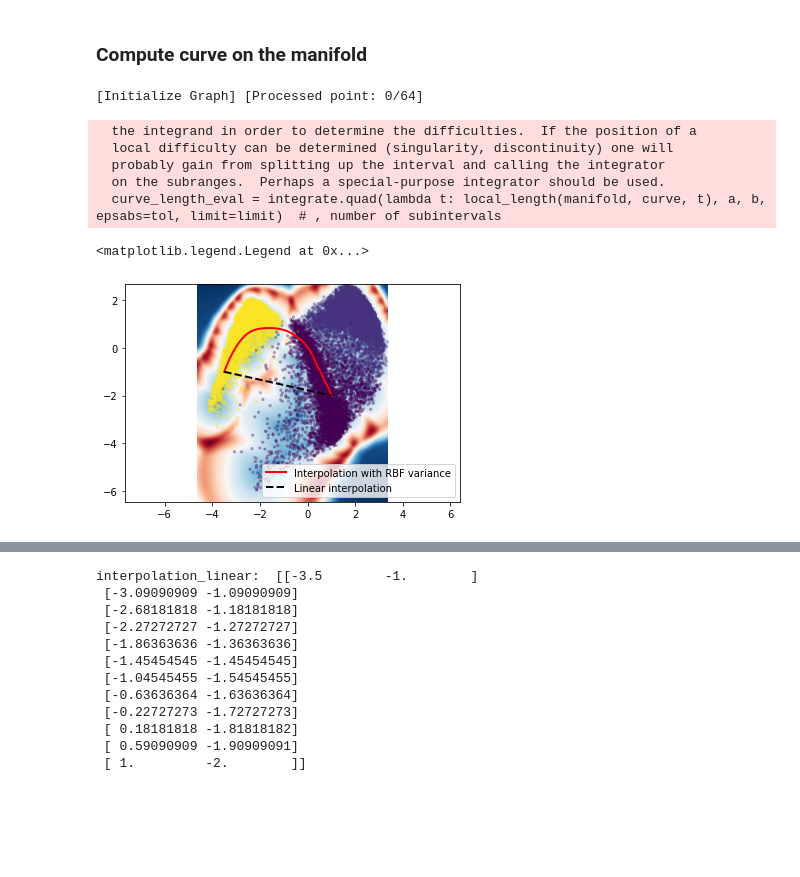
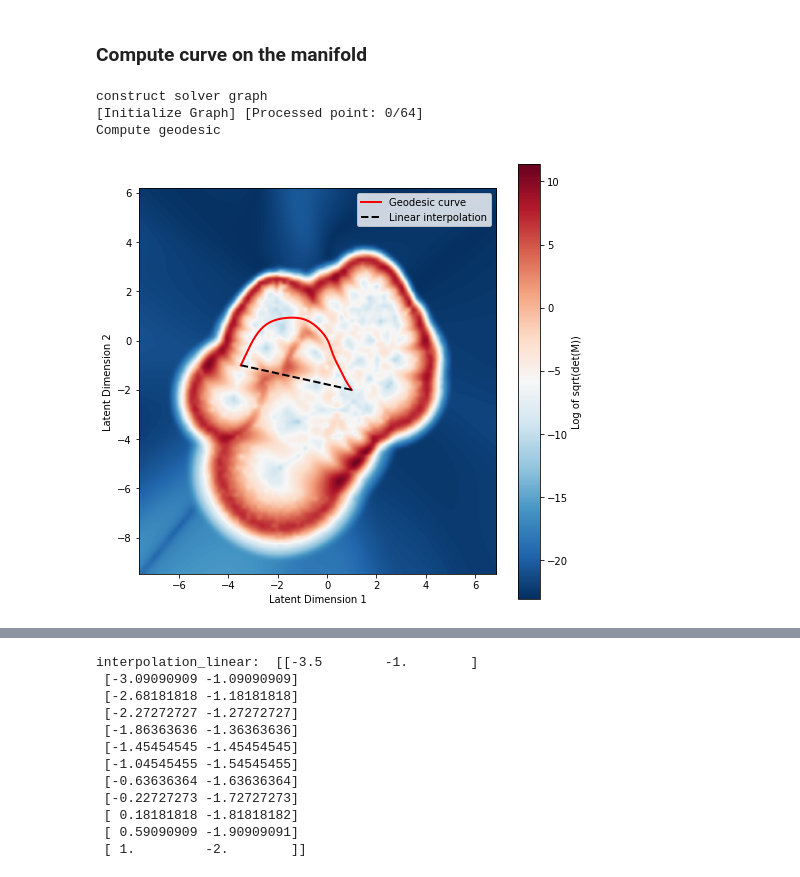
Before and after one commit to Clement-W/latent_space_oddity_MVA, a Jupyter notebook: Experiment2.ipynb, the cells around one changed output, grey strips where cells are left out. Saved outputs shown, nothing was run; the diff lists cells and outputs as text; code cells hidden in the pictures; blank space fills up the shorter version.

Commit message:
Update experiment 2 with new metric tensor

```diff
--- a/Experiment2.ipynb
+++ b/Experiment2.ipynb
@@ -106,7 +106,7 @@ model_VAE = VAE.VAE(input_dim = input_dim,
 
 # create RBF network
 k_rbf = 64
-a = 2
+a = 1.25
 zeta_rbf = 1e-6
 model_rbfnn = RBFNN.RBFNN(a=a,k_rbf=k_rbf,zeta_rbf=zeta_rbf,W_dim=input_dim,latent_dim=latent_dim)
 
@@ -183,0 +151,15 @@ z1max, z2max = latent_means_np.max(0) + 0.
+# %%
+metric = riemannian_metric.Riemannian_metric(model_VAE_RBF)
+
+latent_means_np = latent_means.detach().numpy()
+
+# plot measure on latent space
+latent_means_np = latent_means.detach().numpy()
+z1min, z2min = latent_means_np.min(0) - 0.5
+z1max, z2max = latent_means_np.max(0) + 0.5
+fig, ax = plt.subplots(figsize=(8, 8))
+offset=3
+
+metric.plot_MZ(np.linspace(z1min-offset, z1max+offset, 100), np.linspace(z2min-offset, z2max+offset, 100),vae_rbfn=True)
+
+plt.show()
@@ -184,36 +168,39 @@ z1max, z2max = latent_means_np.max(0) + 0.
 # %% [markdown]
 ### Compute curve on the manifold
 # %%
-plt.figure()
-utils.plot_measure(manifold_latent, np.linspace(z1min, z1max, 100), np.linspace(z2min, z2max, 100))
-utils.my_plot(latent_means_np, c=labels, s=5, alpha=0.3)
+print("construct solver graph")
 
-# Compute some random curve using a heuristic graph solver
 GRAPH_DATA = KMeans(n_clusters=64, n_init=30, max_iter=1000).fit(latent_means_np).cluster_centers_
-solver_graph = geodesics.SolverGraph(manifold_latent, data=GRAPH_DATA, kNN_num=5, tol=1e-2)
+solver_graph = custom_geodesics.SolverGraph(metric, data=GRAPH_DATA, kNN_num=5, tol=1e-2)
 
-#ind_0, ind_1 = np.random.choice(len(train_dataset), 2, replace=False)
-# ind_0 = 0
-# ind_1 = 3040
-# c0 = latent_means_np[ind_0, :].reshape(-1, 1)
-# c1 = latent_means_np[ind_1, :].reshape(-1, 1)
 c0 = np.array([[-3.5], [-1.]])
 c1 = np.array([[1.], [-2.]])
 
+print("Compute geodesic")
+# compute geodesic
 curve_graph, logmap_graph, curve_length_graph, failed_graph, solution_graph \
-    = geodesics.compute_geodesic(solver_graph, manifold_latent, c0, c1)
-geodesics.plot_curve(curve_graph, c='r', linewidth=2, label = 'Interpolation with RBF variance')
+= custom_geodesics.solver_graph(solver_graph, metric, c0, c1)
+
+# plot measure on latent space
+latent_means_np = latent_means.detach().numpy()
+z1min, z2min = latent_means_np.min(0) - 0.5
+z1max, z2max = latent_means_np.max(0) + 0.5
+fig, ax = plt.subplots(figsize=(8, 8))
+offset=3
+
+metric.plot_MZ(np.linspace(z1min-offset, z1max+offset, 100), np.linspace(z2min-offset, z2max+offset, 100),vae_rbfn=True)
+
+T = np.linspace(0, 1, 1000)
+curve_eval = curve_graph(T)[0]
+plt.plot(curve_eval[0, :], curve_eval[1, :],c='r', linewidth=2, label = 'Geodesic curve')
 plt.plot([c0[0, 0], c1[0, 0]], [c0[1, 0], c1[1, 0]], 'k--', linewidth=2, label = 'Linear interpolation')
 plt.legend()
+plt.show()
 # %% [output]
+construct solver graph
 [Initialize Graph] [Processed point: 0/64]
+Compute geodesic
-  the integrand in order to determine the difficulties.  If the position of a
-  local difficulty can be determined (singularity, discontinuity) one will
-  probably gain from splitting up the interval and calling the integrator
-  on the subranges.  Perhaps a special-purpose integrator should be used.
-  curve_length_eval = integrate.quad(lambda t: local_length(manifold, curve, t), a, b, epsabs=tol, limit=limit)  # , number of subintervals
-<matplotlib.legend.Legend at 0x...>
-[figure, old version]
+[figure, new version]
 # %%
 # display the curve
 curve_eval = curve_graph(np.linspace(0, 1, 12))[0]
```
Also changed, not shown: parts of 5 cells of this notebook.
